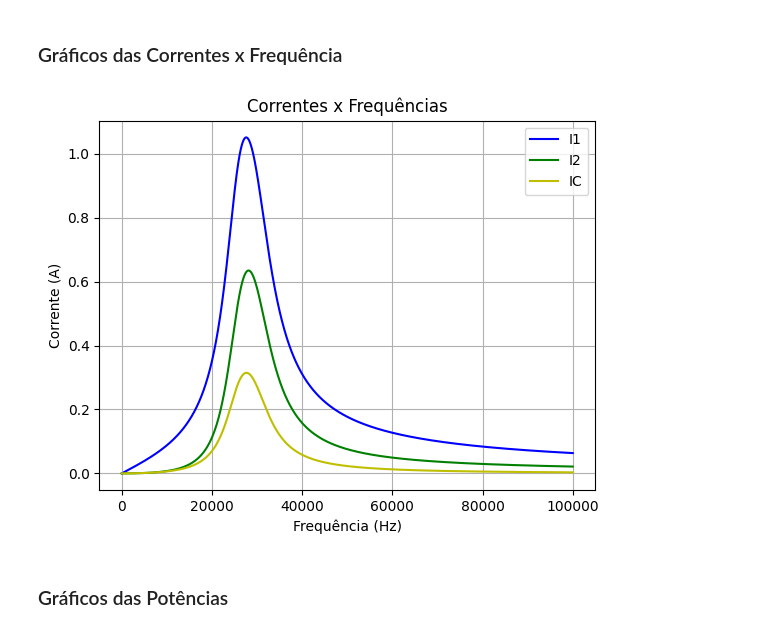
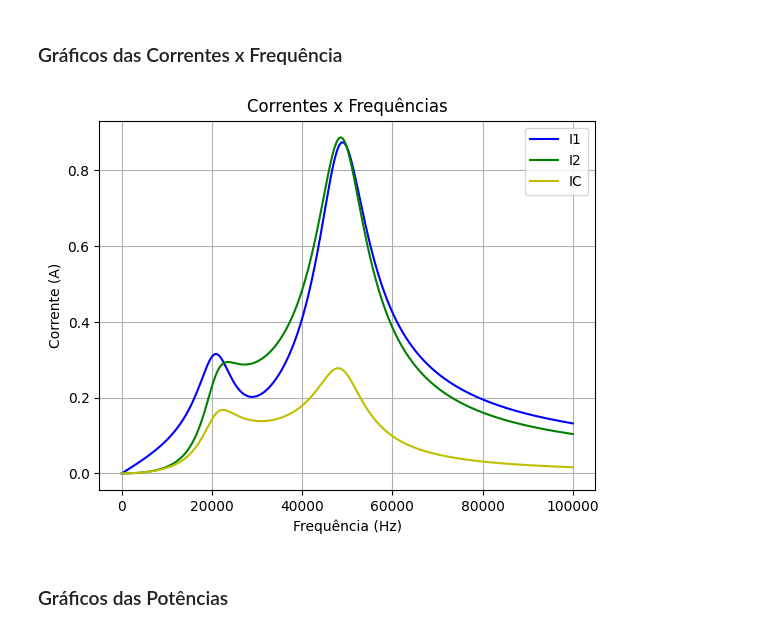
Before and after one commit to PedroPauloMorenoCamargo/Projeto_Eletromag, a Jupyter notebook: Parte_Teorica2.ipynb, the cells around one changed output. Saved outputs shown, nothing was run; the diff lists cells and outputs as text; code cells hidden in the pictures.

```diff
--- a/Parte_Teorica2.ipynb
+++ b/Parte_Teorica2.ipynb
@@ -66,25 +66,25 @@ def calcula_parametros(w,k):
 # %%
 lista_frequencias = np.arange(10,100000,10)
 params = [[],[],[],[]]
 for f in lista_frequencias:
     w = 2*np.pi*f
-    I1,I2,IC,V2 = calcula_parametros(w,0.3)
+    I1,I2,IC,V2 = calcula_parametros(w,0.7)
     params[0].append(I1)
     params[1].append(I2)
     params[2].append(IC)
     params[3].append(V2)
 
 plt.plot(lista_frequencias,np.abs(params[0]),'b',label = ("I1"))
 plt.plot(lista_frequencias,np.abs(params[1]),'g',label = ("I2"))
 plt.plot(lista_frequencias,np.abs(params[2]),'y',label = ("IC"))
 plt.legend()
 plt.title('Correntes x Frequências')
 plt.ylabel("Corrente (A)")
 plt.xlabel("Frequência (Hz)")
 plt.grid(True)
 plt.show()
 # %% [output]
-[figure, old version]
+[figure, new version]
 # %% [markdown]
 ### Gráficos das Potências
 # %%
```
Also changed, not shown: parts of 7 cells of this notebook.
